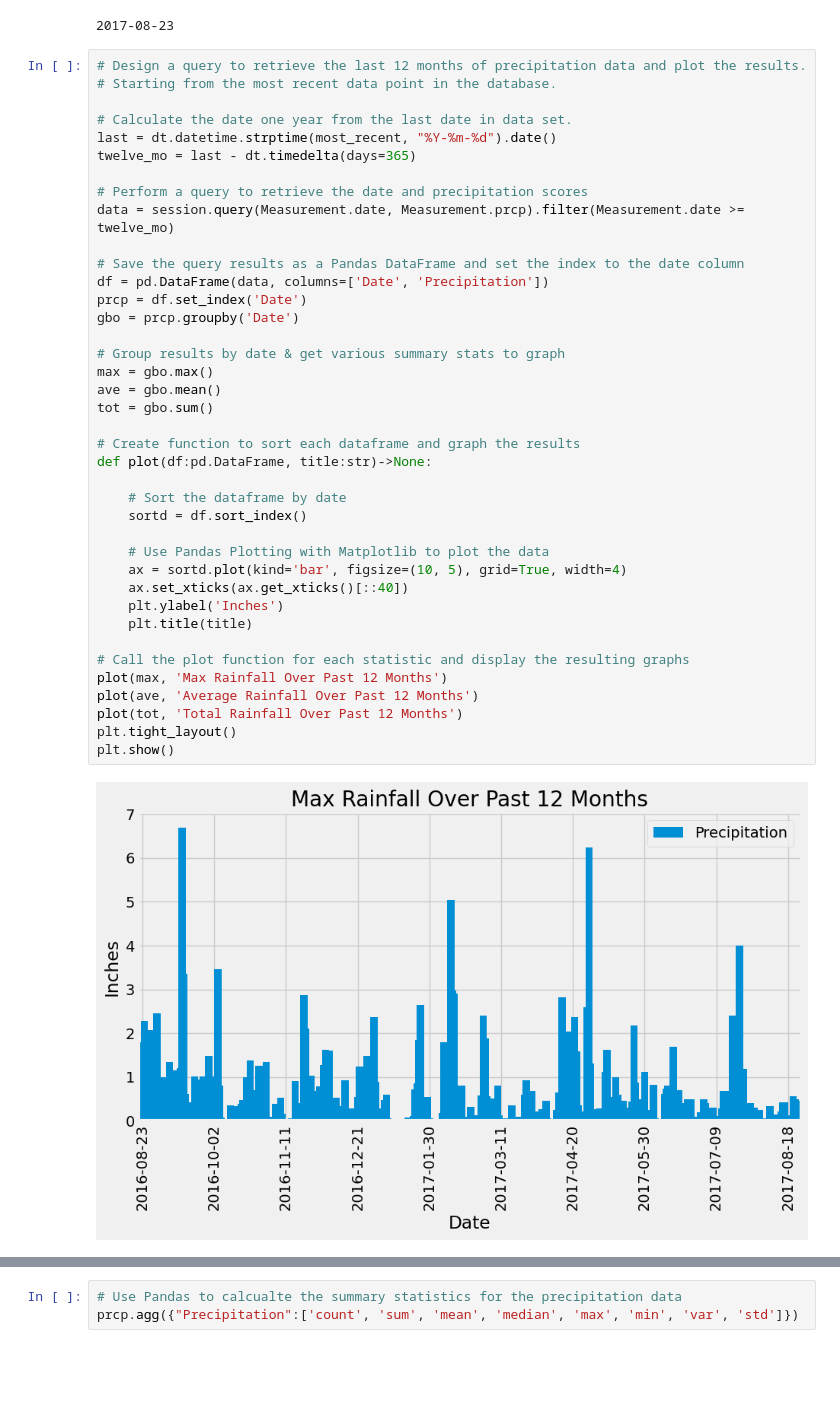
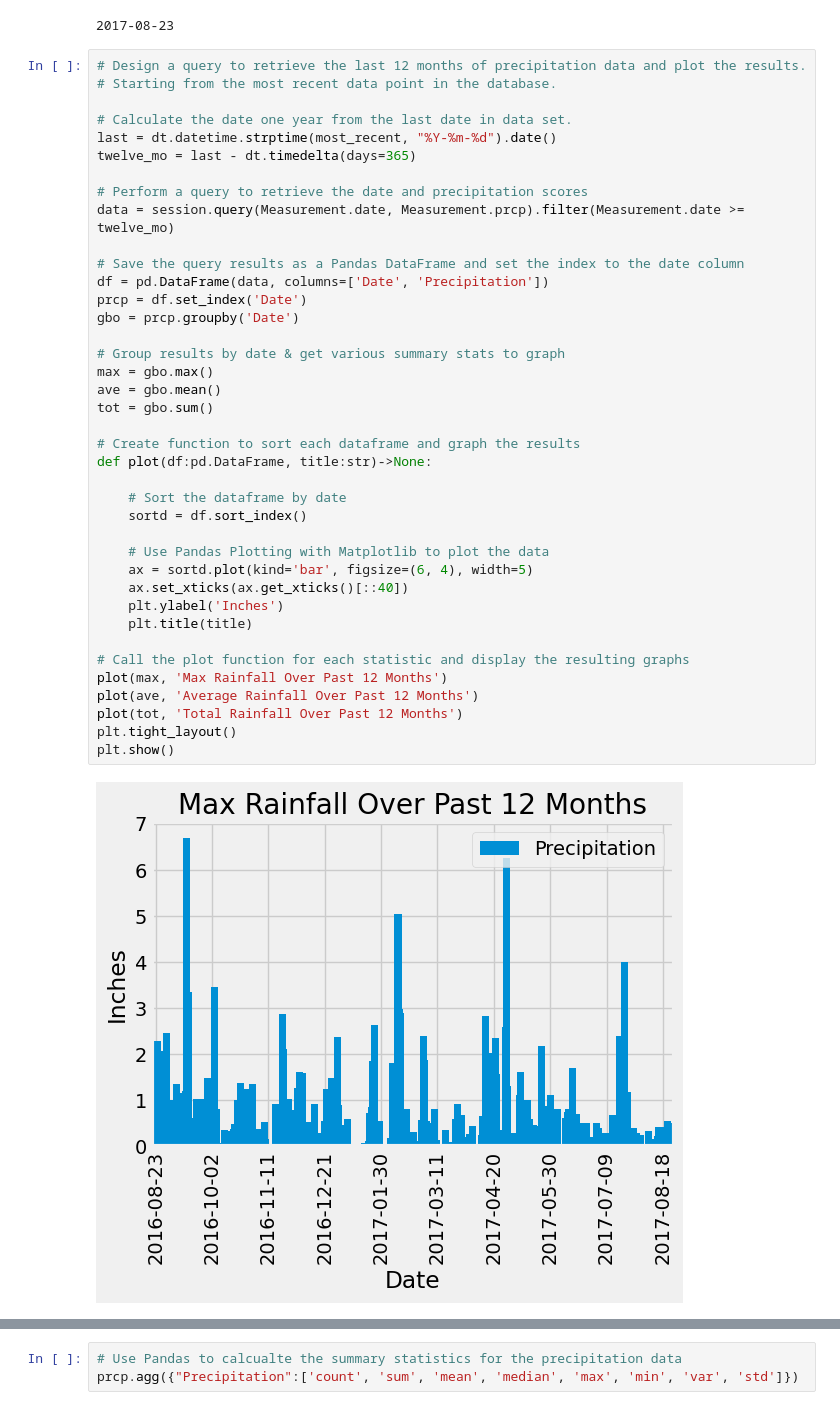
Before and after one commit to andcetera/sqlalchemy-challenge, a Jupyter notebook: Project_Files/climate_info.ipynb, the cells around one changed output, grey strips where cells are left out. Cells and saved outputs as stored; diff of their text form; blank space fills up the shorter version.

```diff
--- a/Project_Files/climate_info.ipynb
+++ b/Project_Files/climate_info.ipynb
@@ -84,32 +84,32 @@ twelve_mo = last - dt.timedelta(days=365)
 data = session.query(Measurement.date, Measurement.prcp).filter(Measurement.date >= twelve_mo)
 
 # Save the query results as a Pandas DataFrame and set the index to the date column
 df = pd.DataFrame(data, columns=['Date', 'Precipitation'])
 prcp = df.set_index('Date')
 gbo = prcp.groupby('Date')
 
 # Group results by date & get various summary stats to graph
 max = gbo.max()
 ave = gbo.mean()
 tot = gbo.sum()
 
 # Create function to sort each dataframe and graph the results
 def plot(df:pd.DataFrame, title:str)->None:
 
     # Sort the dataframe by date
     sortd = df.sort_index()
 
     # Use Pandas Plotting with Matplotlib to plot the data
-    ax = sortd.plot(kind='bar', figsize=(10, 5), grid=True, width=4)
+    ax = sortd.plot(kind='bar', figsize=(6, 4), width=5)
     ax.set_xticks(ax.get_xticks()[::40])
     plt.ylabel('Inches')
     plt.title(title)
 
 # Call the plot function for each statistic and display the resulting graphs
 plot(max, 'Max Rainfall Over Past 12 Months')
 plot(ave, 'Average Rainfall Over Past 12 Months')
 plot(tot, 'Total Rainfall Over Past 12 Months')
 plt.tight_layout()
 plt.show()
 # %% [output]
-[figure, old version]
+[figure, new version]
```
Also changed, not shown: parts of 1 cell of this notebook.
